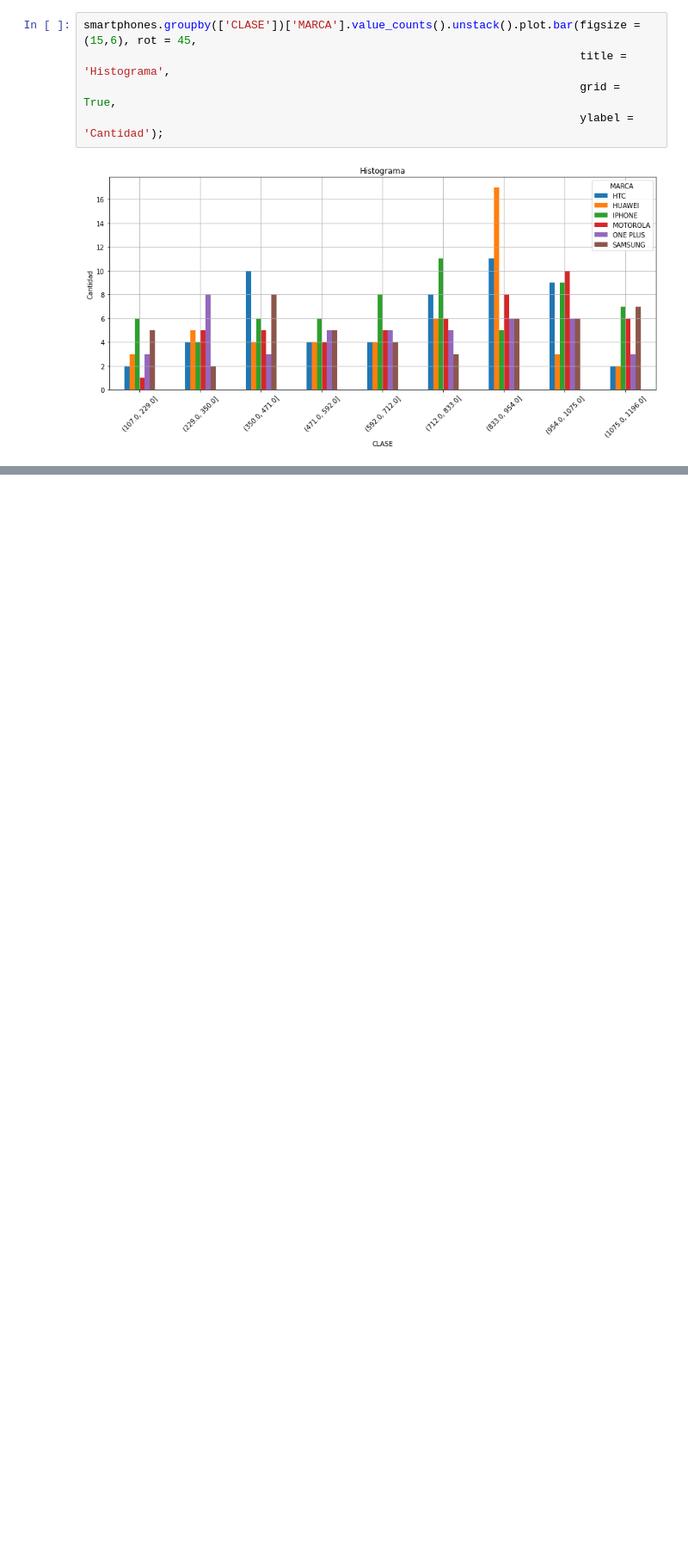
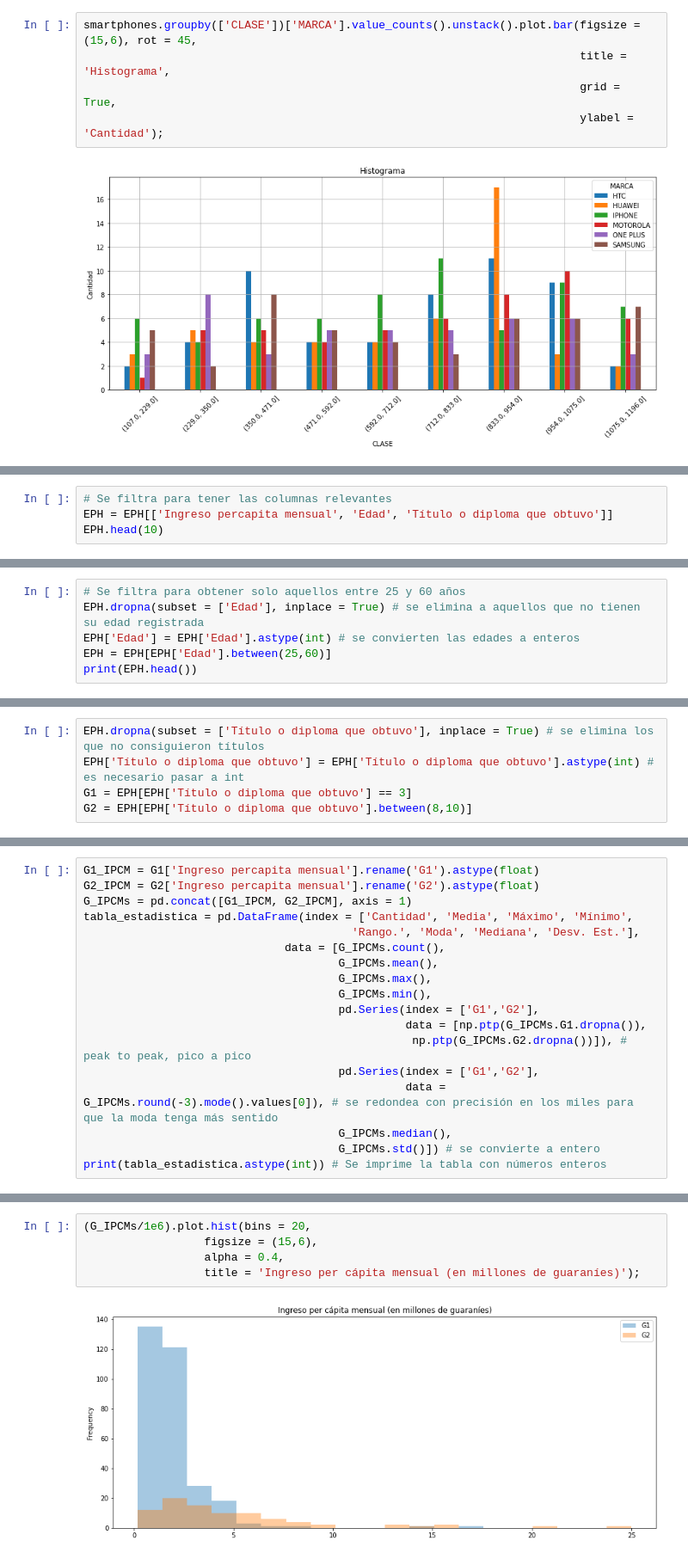
Before and after one commit to pyefiuna/Laboratorio, a Jupyter notebook: notebooks/1_Estadística_Descriptiva.ipynb, the cells around one changed output, grey strips where cells are left out. Shown at 86% size. Drawn from its saved outputs; the diff is of its cells as text; blank space fills up the shorter version.

```diff
--- a/notebooks/1_Estadística_Descriptiva.ipynb
+++ b/notebooks/1_Estadística_Descriptiva.ipynb
@@ -323,0 +394,4 @@ smartphones.groupby(['CLASE'])['MARCA'].value_counts().unstack().plot.bar(figsiz
+# %%
+# Se filtra para tener las columnas relevantes
+EPH = EPH[['Ingreso percapita mensual', 'Edad', 'Título o diploma que obtuvo']]
+EPH.head(10)
@@ -323,0 +412,6 @@ smartphones.groupby(['CLASE'])['MARCA'].value_counts().unstack().plot.bar(figsiz
+# %%
+# Se filtra para obtener solo aquellos entre 25 y 60 años
+EPH.dropna(subset = ['Edad'], inplace = True) # se elimina a aquellos que no tienen su edad registrada
+EPH['Edad'] = EPH['Edad'].astype(int) # se convierten las edades a enteros
+EPH = EPH[EPH['Edad'].between(25,60)]
+print(EPH.head())
@@ -323,0 +430,5 @@ smartphones.groupby(['CLASE'])['MARCA'].value_counts().unstack().plot.bar(figsiz
+# %%
+EPH.dropna(subset = ['Título o diploma que obtuvo'], inplace = True) # se elimina los que no consiguieron títulos
+EPH['Título o diploma que obtuvo'] = EPH['Título o diploma que obtuvo'].astype(int) # es necesario pasar a int
+G1 = EPH[EPH['Título o diploma que obtuvo'] == 3]
+G2 = EPH[EPH['Título o diploma que obtuvo'].between(8,10)]
@@ -323,0 +449,18 @@ smartphones.groupby(['CLASE'])['MARCA'].value_counts().unstack().plot.bar(figsiz
+# %%
+G1_IPCM = G1['Ingreso percapita mensual'].rename('G1').astype(float)
+G2_IPCM = G2['Ingreso percapita mensual'].rename('G2').astype(float)
+G_IPCMs = pd.concat([G1_IPCM, G2_IPCM], axis = 1)
+tabla_estadistica = pd.DataFrame(index = ['Cantidad', 'Media', 'Máximo', 'Mínimo',
+                                        'Rango.', 'Moda', 'Mediana', 'Desv. Est.'],
+                              data = [G_IPCMs.count(),
+                                      G_IPCMs.mean(),
+                                      G_IPCMs.max(),
+                                      G_IPCMs.min(),
+                                      pd.Series(index = ['G1','G2'],
+                                                data = [np.ptp(G_IPCMs.G1.dropna()),
+                                                 np.ptp(G_IPCMs.G2.dropna())]), # peak to peak, pico a pico
+                                      pd.Series(index = ['G1','G2'],
+                                                data = G_IPCMs.round(-3).mode().values[0]), # se redondea con precisión en los miles para que la moda tenga más sentido
+                                      G_IPCMs.median(),
+                                      G_IPCMs.std()]) # se convierte a entero
+print(tabla_estadistica.astype(int)) # Se imprime la tabla con números enteros
@@ -323,0 +560,7 @@ smartphones.groupby(['CLASE'])['MARCA'].value_counts().unstack().plot.bar(figsiz
+# %%
+(G_IPCMs/1e6).plot.hist(bins = 20,
+                  figsize = (15,6),
+                  alpha = 0.4,
+                  title = 'Ingreso per cápita mensual (en millones de guaraníes)');
+# %% [output]
+[figure, added]
```
Also changed, not shown: parts of 20 cells of this notebook.
